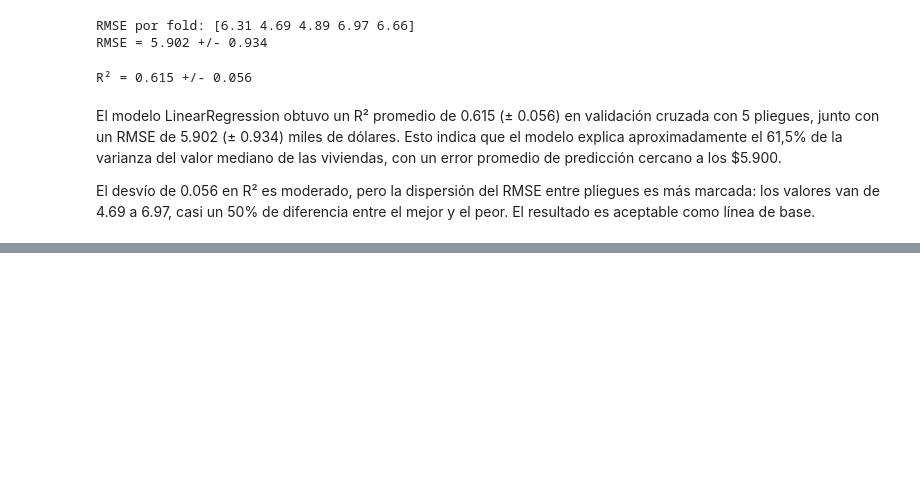
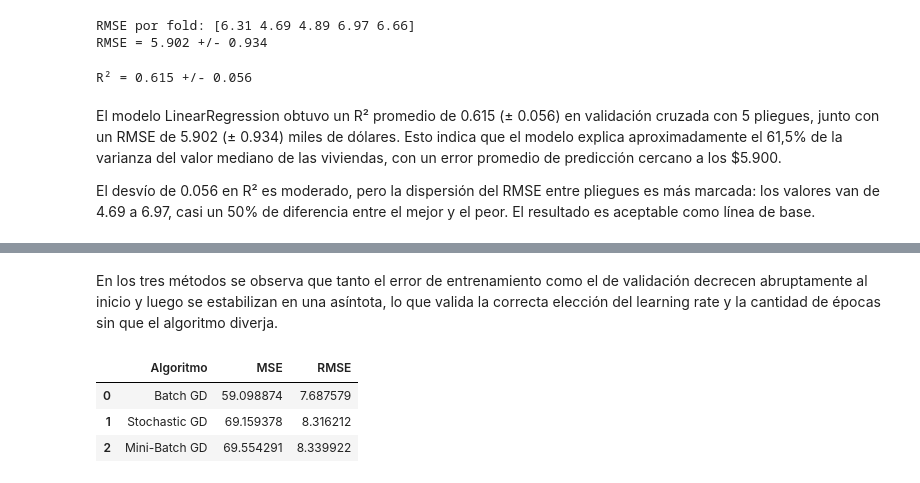
Before and after one commit to AlvaTF/TP-AA1-Ruiz-Toledo-Mendoza, a Jupyter notebook: TP_1/TP-regresion-AA1.ipynb, the cells around one changed output, grey strips where cells are left out. Cells and saved outputs as stored; diff of their text form; code cells hidden in the pictures; blank space fills up the shorter version.

```diff
--- a/TP_1/TP-regresion-AA1.ipynb
+++ b/TP_1/TP-regresion-AA1.ipynb
@@ -314,0 +517,22 @@ El desvío de 0.056 en R² es moderado, pero la dispersión del RMSE entre plieg
+# %% [markdown]
+En los tres métodos se observa que tanto el error de entrenamiento como el de validación decrecen abruptamente al inicio y luego se estabilizan en una asíntota, lo que valida la correcta elección del learning rate y la cantidad de épocas sin que el algoritmo diverja.
+# %%
+# Poner columna de unos a X_test
+X_test_b = np.hstack((np.ones((X_test.shape[0], 1)), X_test))
+
+# Evaluación de cada variante en Test (MSE)
+mse_gd = np.mean((y_test - X_test_b @ W_gd) ** 2)
+mse_sgd = np.mean((y_test - X_test_b @ W_sgd) ** 2)
+mse_mbgd = np.mean((y_test - X_test_b @ W_mbgd) ** 2)
+
+results = pd.DataFrame({
+    'Algoritmo': ['Batch GD', 'Stochastic GD', 'Mini-Batch GD'],
+    'MSE': [mse_gd, mse_sgd, mse_mbgd],
+    'RMSE': [np.sqrt(mse_gd), np.sqrt(mse_sgd), np.sqrt(mse_mbgd)]
+})
+results
+# %% [output]
+|  | Algoritmo | MSE | RMSE |
+| 0 | Batch GD | 59.098874 | 7.687579 |
+| 1 | Stochastic GD | 69.159378 | 8.316212 |
+| 2 | Mini-Batch GD | 69.554291 | 8.339922 |
```
Also changed, not shown: parts of 9 cells of this notebook.
